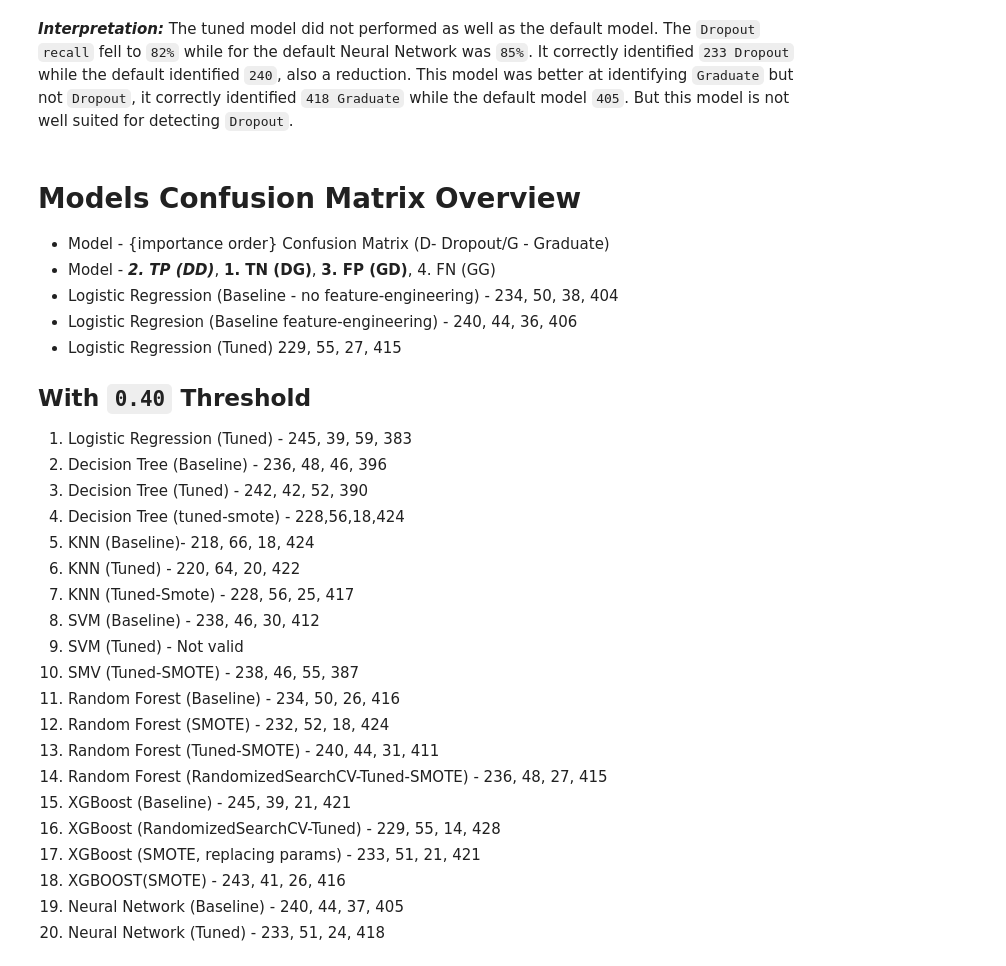
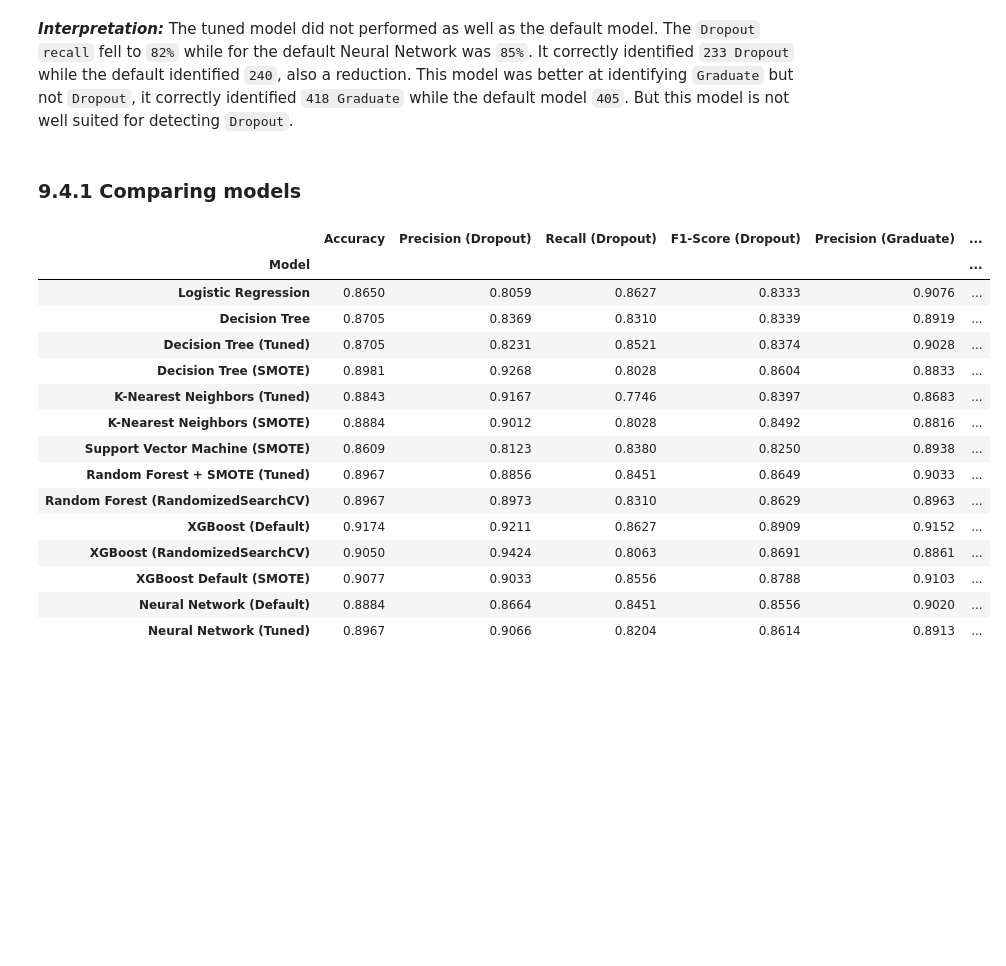
Before and after one commit to weslylaboy/student-outcome-predictor, a Jupyter notebook: notebooks/03_classification_model.ipynb, the cells around one changed output. Cells and saved outputs as stored; diff of their text form; code cells hidden in the pictures; blank space fills up the shorter version.

```diff
--- a/notebooks/03_classification_model.ipynb
+++ b/notebooks/03_classification_model.ipynb
@@ -1836,32 +1812,27 @@ weighted avg       0.90      0.90      0.90       726
 [figure]
 # %% [markdown]
 ***Interpretation:*** The tuned model did not performed as well as the default model. The `Dropout` `recall` fell to `82%` while for the default Neural Network was `85%`. It correctly identified `233 Dropout` while the default identified `240`, also a reduction. This model was better at identifying `Graduate` but not `Dropout`, it correctly identified `418 Graduate` while the default model `405`. But this model is not well suited for detecting `Dropout`.
-# %% [markdown]
-
-# Models Confusion Matrix Overview
-- Model - {importance order} Confusion Matrix (D- Dropout/G - Graduate)
-- Model - ***2. TP (DD)***, ****1. TN (DG)****, **3. FP (GD)**, 4. FN (GG)
-- Logistic Regression (Baseline - no feature-engineering) - 234, 50, 38, 404
-- Logistic Regresion (Baseline feature-engineering) - 240, 44, 36, 406
-- Logistic Regression (Tuned) 229, 55, 27, 415
-## With `0.40` Threshold
-1. Logistic Regression (Tuned) - 245, 39, 59, 383
-2. Decision Tree (Baseline) - 236, 48, 46, 396
-3. Decision Tree (Tuned) - 242, 42, 52, 390
-4. Decision Tree (tuned-smote) - 228,56,18,424
-5. KNN (Baseline)- 218, 66, 18, 424
-6. KNN (Tuned) - 220, 64, 20, 422
-7. KNN (Tuned-Smote) - 228, 56, 25, 417
-8. SVM (Baseline) - 238, 46, 30, 412
-9. SVM (Tuned) - Not valid
-10. SMV (Tuned-SMOTE) - 238, 46, 55, 387
-11. Random Forest (Baseline) - 234, 50, 26, 416
-12. Random Forest (SMOTE) - 232, 52, 18, 424
-13. Random Forest (Tuned-SMOTE) - 240, 44, 31, 411
-14. Random Forest (RandomizedSearchCV-Tuned-SMOTE) - 236, 48, 27, 415
-15. XGBoost (Baseline) - 245, 39, 21, 421
-16. XGBoost (RandomizedSearchCV-Tuned) - 229, 55, 14, 428
-17. XGBoost (SMOTE, replacing params) - 233, 51, 21, 421
-18. XGBOOST(SMOTE) - 243, 41, 26, 416
-19. Neural Network (Baseline) - 240, 44, 37, 405
-20. Neural Network (Tuned) - 233, 51, 24, 418
+# %% [markdown]
+### 9.4.1 Comparing models
+# %%
+results_models_metrics.append(get_model_metrics(y_test, y_pred_nn_tuned, 'Neural Network (Tuned)'))
+
+temp_results = pd.DataFrame(results_models_metrics).set_index('Model')
+temp_results
+# %% [output]
+|  | Accuracy | Precision (Dropout) | Recall (Dropout) | F1-Score (Dropout) | Precision (Graduate) | ... |
+| Model |  |  |  |  |  | ... |
+| Logistic Regression | 0.8650 | 0.8059 | 0.8627 | 0.8333 | 0.9076 | ... |
+| Decision Tree | 0.8705 | 0.8369 | 0.8310 | 0.8339 | 0.8919 | ... |
+| Decision Tree (Tuned) | 0.8705 | 0.8231 | 0.8521 | 0.8374 | 0.9028 | ... |
+| Decision Tree (SMOTE) | 0.8981 | 0.9268 | 0.8028 | 0.8604 | 0.8833 | ... |
+| K-Nearest Neighbors (Tuned) | 0.8843 | 0.9167 | 0.7746 | 0.8397 | 0.8683 | ... |
+| K-Nearest Neighbors (SMOTE) | 0.8884 | 0.9012 | 0.8028 | 0.8492 | 0.8816 | ... |
+| Support Vector Machine (SMOTE) | 0.8609 | 0.8123 | 0.8380 | 0.8250 | 0.8938 | ... |
+| Random Forest + SMOTE (Tuned) | 0.8967 | 0.8856 | 0.8451 | 0.8649 | 0.9033 | ... |
+| Random Forest (RandomizedSearchCV) | 0.8967 | 0.8973 | 0.8310 | 0.8629 | 0.8963 | ... |
+| XGBoost (Default) | 0.9174 | 0.9211 | 0.8627 | 0.8909 | 0.9152 | ... |
+| XGBoost (RandomizedSearchCV) | 0.9050 | 0.9424 | 0.8063 | 0.8691 | 0.8861 | ... |
+| XGBoost Default (SMOTE) | 0.9077 | 0.9033 | 0.8556 | 0.8788 | 0.9103 | ... |
+| Neural Network (Default) | 0.8884 | 0.8664 | 0.8451 | 0.8556 | 0.9020 | ... |
+| Neural Network (Tuned) | 0.8967 | 0.9066 | 0.8204 | 0.8614 | 0.8913 | ... |
```
Also changed, not shown: parts of 15 cells of this notebook.
